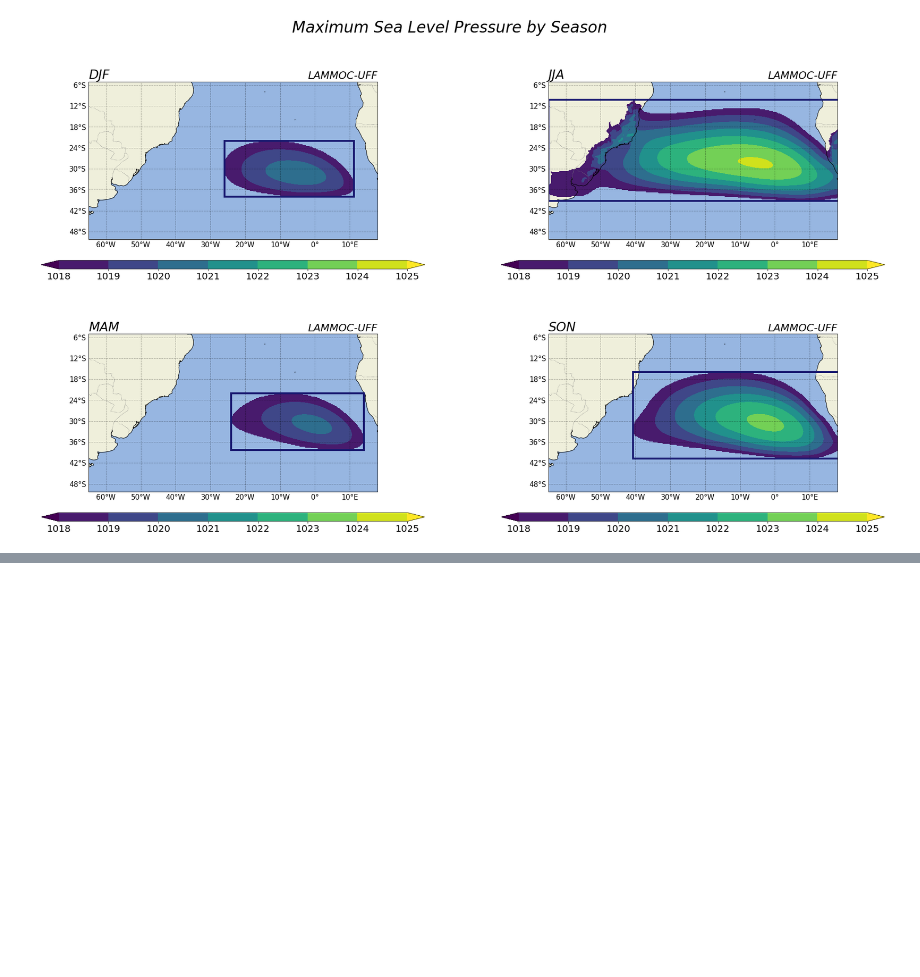
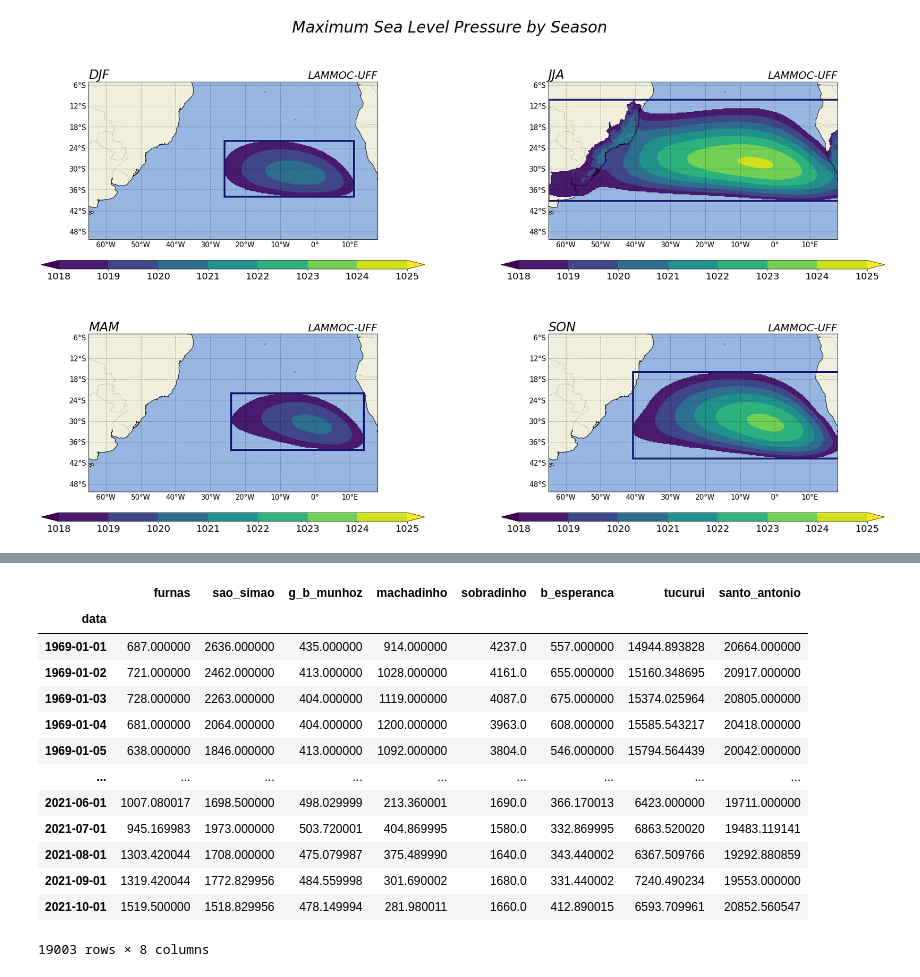
Before and after one commit to g-almeida/Climatology, a Jupyter notebook: ERA5 Reanalysis/MSL/AreaInfluenciada.ipynb, the cells around one changed output, grey strips where cells are left out. Cells and saved outputs as stored; diff of their text form; code cells hidden in the pictures; blank space fills up the shorter version.

```diff
--- a/ERA5 Reanalysis/MSL/AreaInfluenciada.ipynb
+++ b/ERA5 Reanalysis/MSL/AreaInfluenciada.ipynb
@@ -162,0 +286,23 @@ LPseason.seasons(kind='climatologia', periodo = ["1979-12-01", "2018-11-01"])
+# %%
+VZ_FULL = pd.concat([VZ_69_19, VZ_20_21])
+# %%
+VZ_FULL.dropna(inplace=True)
+VZ_FULL.to_csv("/home/data/csv/vazao/VZ_FULL.csv")
+VZ_FULL.to_csv("/mnt/c/Users/gabri/VZ_FULL.csv")
+# %%
+VZ_FULL
+# %% [output]
+|  | furnas | sao_simao | g_b_munhoz | machadinho | sobradinho | b_esperanca | tucurui | santo_antonio |
+| data |  |  |  |  |  |  |  |  |
+| 1969-01-01 | 687.000000 | 2636.000000 | 435.000000 | 914.000000 | 4237.0 | 557.000000 | 14944.893828 | 20664.000000 |
+| 1969-01-02 | 721.000000 | 2462.000000 | 413.000000 | 1028.000000 | 4161.0 | 655.000000 | 15160.348695 | 20917.000000 |
+| 1969-01-03 | 728.000000 | 2263.000000 | 404.000000 | 1119.000000 | 4087.0 | 675.000000 | 15374.025964 | 20805.000000 |
+| 1969-01-04 | 681.000000 | 2064.000000 | 404.000000 | 1200.000000 | 3963.0 | 608.000000 | 15585.543217 | 20418.000000 |
+| 1969-01-05 | 638.000000 | 1846.000000 | 413.000000 | 1092.000000 | 3804.0 | 546.000000 | 15794.564439 | 20042.000000 |
+| ... | ... | ... | ... | ... | ... | ... | ... | ... |
+| 2021-06-01 | 1007.080017 | 1698.500000 | 498.029999 | 213.360001 | 1690.0 | 366.170013 | 6423.000000 | 19711.000000 |
+| 2021-07-01 | 945.169983 | 1973.000000 | 503.720001 | 404.869995 | 1580.0 | 332.869995 | 6863.520020 | 19483.119141 |
+| 2021-08-01 | 1303.420044 | 1708.000000 | 475.079987 | 375.489990 | 1640.0 | 343.440002 | 6367.509766 | 19292.880859 |
+| 2021-09-01 | 1319.420044 | 1772.829956 | 484.559998 | 301.690002 | 1680.0 | 331.440002 | 7240.490234 | 19553.000000 |
+| 2021-10-01 | 1519.500000 | 1518.829956 | 478.149994 | 281.980011 | 1660.0 | 412.890015 | 6593.709961 | 20852.560547 |
+19003 rows × 8 columns
```
Also changed, not shown: parts of 18 cells of this notebook, 29 other files.
